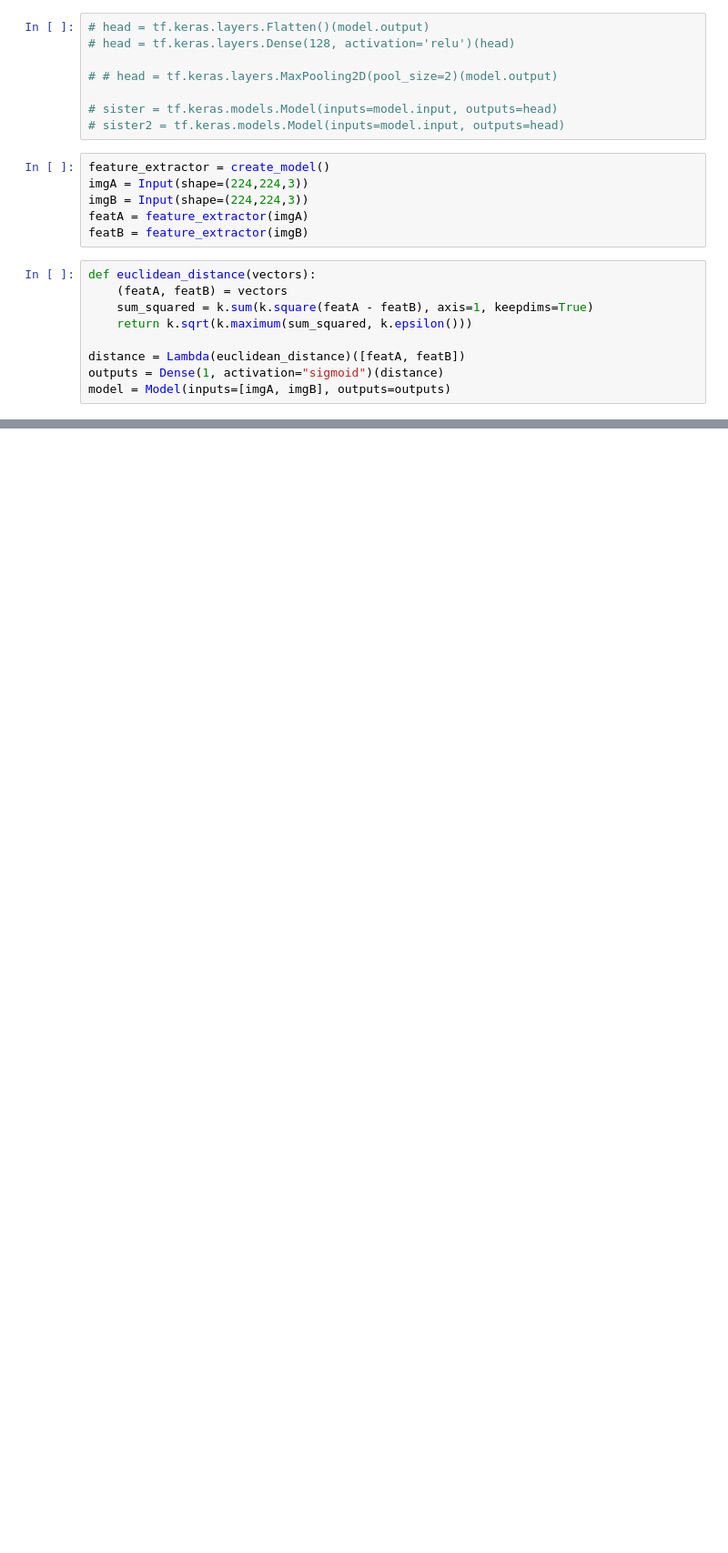
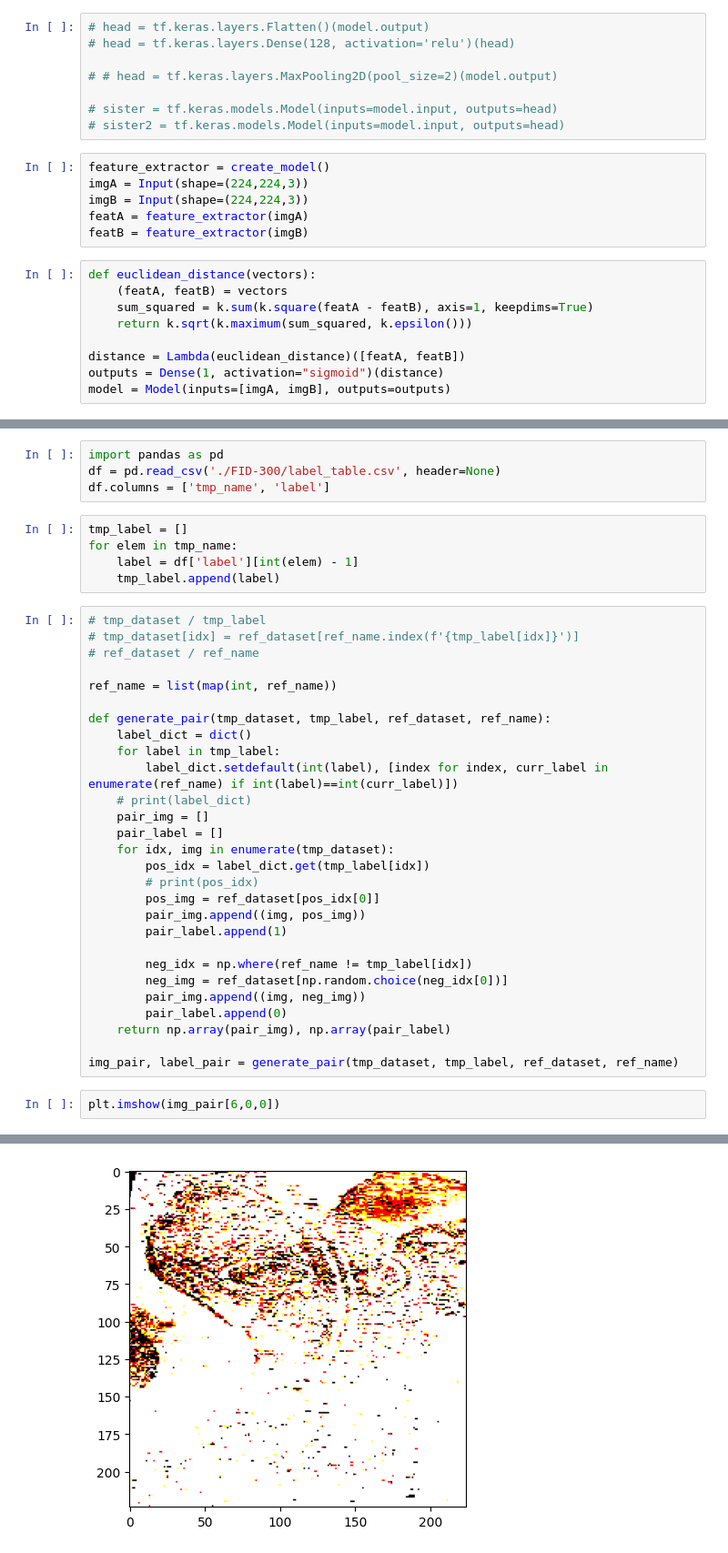
Before and after one commit to wldyd423/shoeprint, a Jupyter notebook: prototype.ipynb, the cells around one changed output, grey strips where cells are left out. Shown at 91% size. Cells and saved outputs as stored; diff of their text form; blank space fills up the shorter version.

```diff
--- a/prototype.ipynb
+++ b/prototype.ipynb
@@ -92,0 +143,40 @@ ________________________________________________________________________________
+# %%
+import pandas as pd
+df = pd.read_csv('./FID-300/label_table.csv', header=None)
+df.columns = ['tmp_name', 'label']
+# %%
+tmp_label = []
+for elem in tmp_name:
+    label = df['label'][int(elem) - 1]
+    tmp_label.append(label)
+# %%
+# tmp_dataset / tmp_label
+# tmp_dataset[idx] = ref_dataset[ref_name.index(f'{tmp_label[idx]}')]
+# ref_dataset / ref_name
+
+ref_name = list(map(int, ref_name))
+
+def generate_pair(tmp_dataset, tmp_label, ref_dataset, ref_name):
+    label_dict = dict()
+    for label in tmp_label:
+        label_dict.setdefault(int(label), [index for index, curr_label in enumerate(ref_name) if int(label)==int(curr_label)])
+    # print(label_dict)
+    pair_img = []
+    pair_label = []
+    for idx, img in enumerate(tmp_dataset):
+        pos_idx = label_dict.get(tmp_label[idx])
+        # print(pos_idx)
+        pos_img = ref_dataset[pos_idx[0]]
+        pair_img.append((img, pos_img))
+        pair_label.append(1)
+
+        neg_idx = np.where(ref_name != tmp_label[idx])
+        neg_img = ref_dataset[np.random.choice(neg_idx[0])]
+        pair_img.append((img, neg_img))
+        pair_label.append(0)
+    return np.array(pair_img), np.array(pair_label)
+
+img_pair, label_pair = generate_pair(tmp_dataset, tmp_label, ref_dataset, ref_name)
+# %%
+plt.imshow(img_pair[6,0,0])
+# %% [output]
@@ -92,0 +185 @@ ________________________________________________________________________________
+[figure, added]
```
Also changed, not shown: parts of 25 cells of this notebook, 4 other files.
